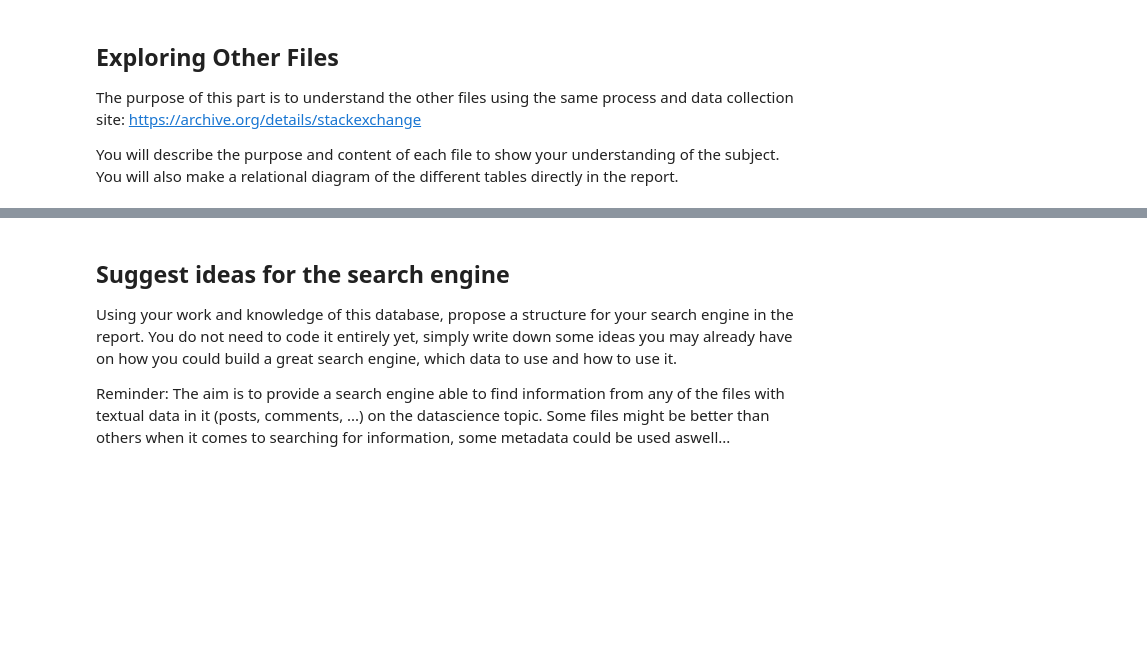
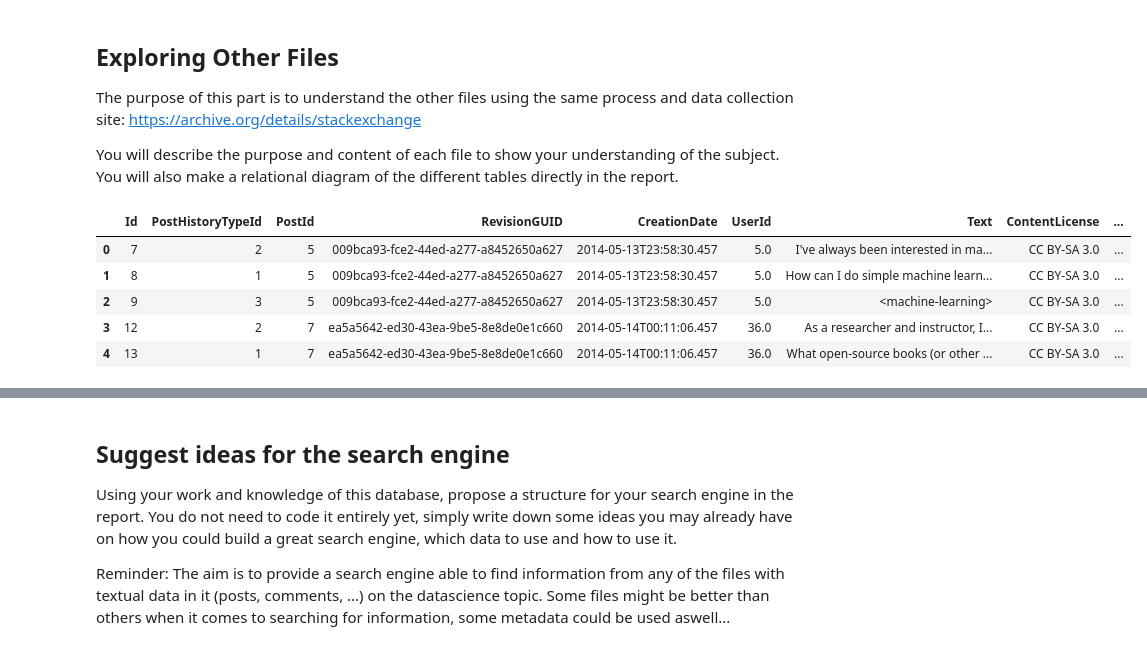
Before and after one commit to FlorianDeBoni/EI_ST4, a Jupyter notebook: Notebook_jour_1.ipynb, the cells around one changed output, grey strips where cells are left out. Saved outputs shown, nothing was run; the diff lists cells and outputs as text; code cells hidden in the pictures; blank space fills up the shorter version.

```diff
--- a/Notebook_jour_1.ipynb
+++ b/Notebook_jour_1.ipynb
@@ -72,8 +113,8 @@ drive.mount('/content/drive')
 # %%
 # To adapt to your Drive/local directory
 
-MAIN_PATH = '/content/drive/MyDrive/TP Centrale'
-DATA_PATH = '/content/drive/MyDrive/TP Centrale/data'
+MAIN_PATH = '/content/drive/MyDrive/EI'
+DATA_PATH = '/content/drive/MyDrive/EI/data'
 # %%
 if not os.path.isdir(MAIN_PATH):
   os.mkdir(MAIN_PATH)
@@ -230,3 +381,24 @@ The purpose of this part is to understand the other files using the same process
 You will describe the purpose and content of each file to show your understanding of the subject. You will also make a relational diagram of the different tables directly in the report.
 # %%
 # Open, explore and visualize other XML files to suggest features for your search engines
+names = ['PostHistory.xml',
+ 'Posts.xml',
+ 'Badges.xml',
+ 'PostLinks.xml',
+ 'Comments.xml',
+ 'Users.xml',
+ 'Tags.xml',
+ 'Votes.xml']
+L=[]
+
+for name in names:
+  L.append(pd.read_xml(os.path.join(DATA_PATH, name), parser="etree", encoding="utf8"))
+# %%
+L[0].head()
+# %% [output]
+|  | Id | PostHistoryTypeId | PostId | RevisionGUID | CreationDate | UserId | Text | ContentLicense | ... |
+| 0 | 7 | 2 | 5 | 009bca93-fce2-44ed-a277-a8452650a627 | 2014-05-13T23:58:30.457 | 5.0 | I've always been interested in ma... | CC BY-SA 3.0 | ... |
+| 1 | 8 | 1 | 5 | 009bca93-fce2-44ed-a277-a8452650a627 | 2014-05-13T23:58:30.457 | 5.0 | How can I do simple machine learn... | CC BY-SA 3.0 | ... |
+| 2 | 9 | 3 | 5 | 009bca93-fce2-44ed-a277-a8452650a627 | 2014-05-13T23:58:30.457 | 5.0 | <machine-learning> | CC BY-SA 3.0 | ... |
+| 3 | 12 | 2 | 7 | ea5a5642-ed30-43ea-9be5-8e8de0e1c660 | 2014-05-14T00:11:06.457 | 36.0 | As a researcher and instructor, I... | CC BY-SA 3.0 | ... |
+| 4 | 13 | 1 | 7 | ea5a5642-ed30-43ea-9be5-8e8de0e1c660 | 2014-05-14T00:11:06.457 | 36.0 | What open-source books (or other ... | CC BY-SA 3.0 | ... |
```
Also changed, not shown: parts of 32 cells of this notebook.
